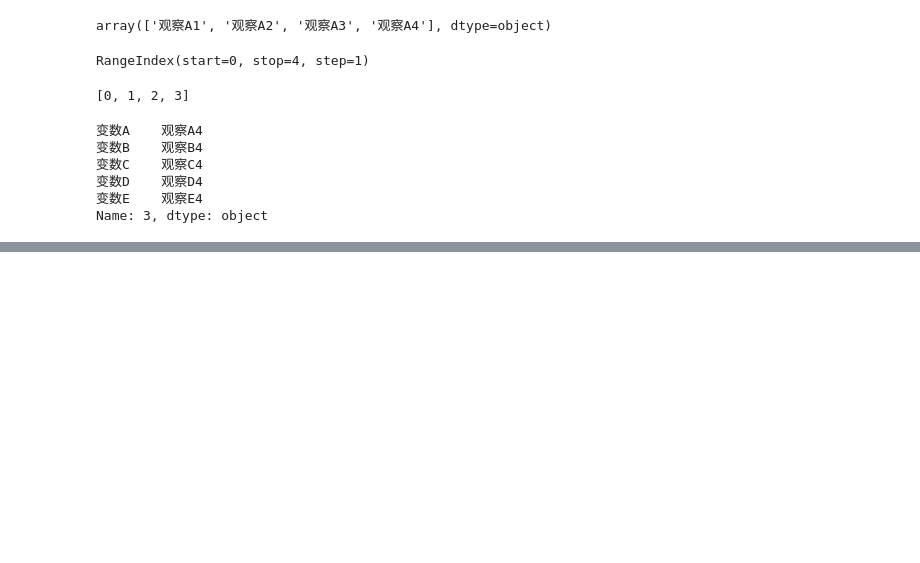
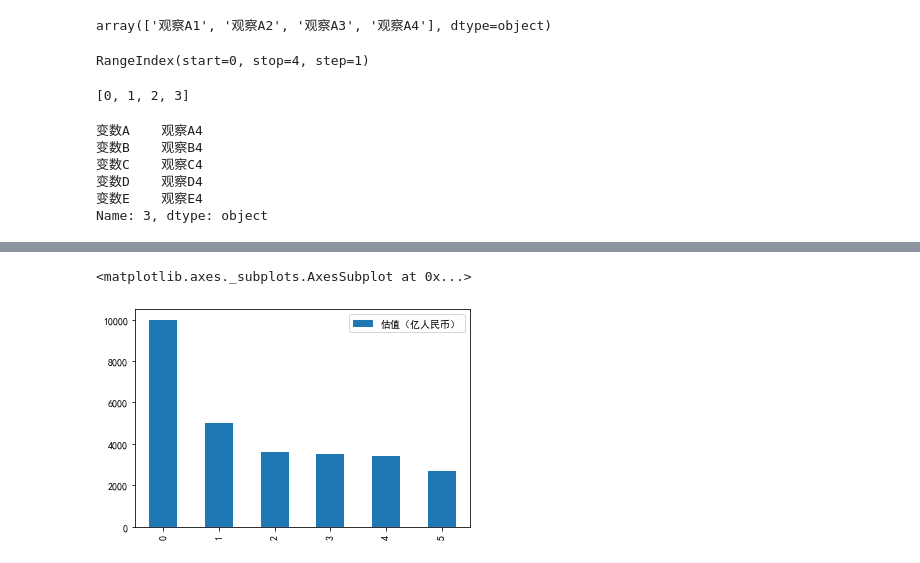
Before and after one commit to fangqiao007/pythonDA, a Jupyter notebook: 学习记录/week02.ipynb, the cells around one changed output, grey strips where cells are left out. Cells and saved outputs as stored; diff of their text form; code cells hidden in the pictures; blank space fills up the shorter version.

```diff
--- a/学习记录/week02.ipynb
+++ b/学习记录/week02.ipynb
@@ -125,0 +537,10 @@ Name: 3, dtype: object
+# %%
+%matplotlib inline
+import matplotlib as mpl
+mpl.rcParams['font.sans-serif']=['SimHei'] #用来正常显示中文标签
+mpl.rcParams['axes.unicode_minus']=False #用来正常显示负号
+
+df.head(6)[["估值（亿人民币）"]].plot(kind="bar")
+# %% [output]
+<matplotlib.axes._subplots.AxesSubplot at 0x...>
+[figure, added]
```
Also changed, not shown: parts of 38 cells of this notebook.
